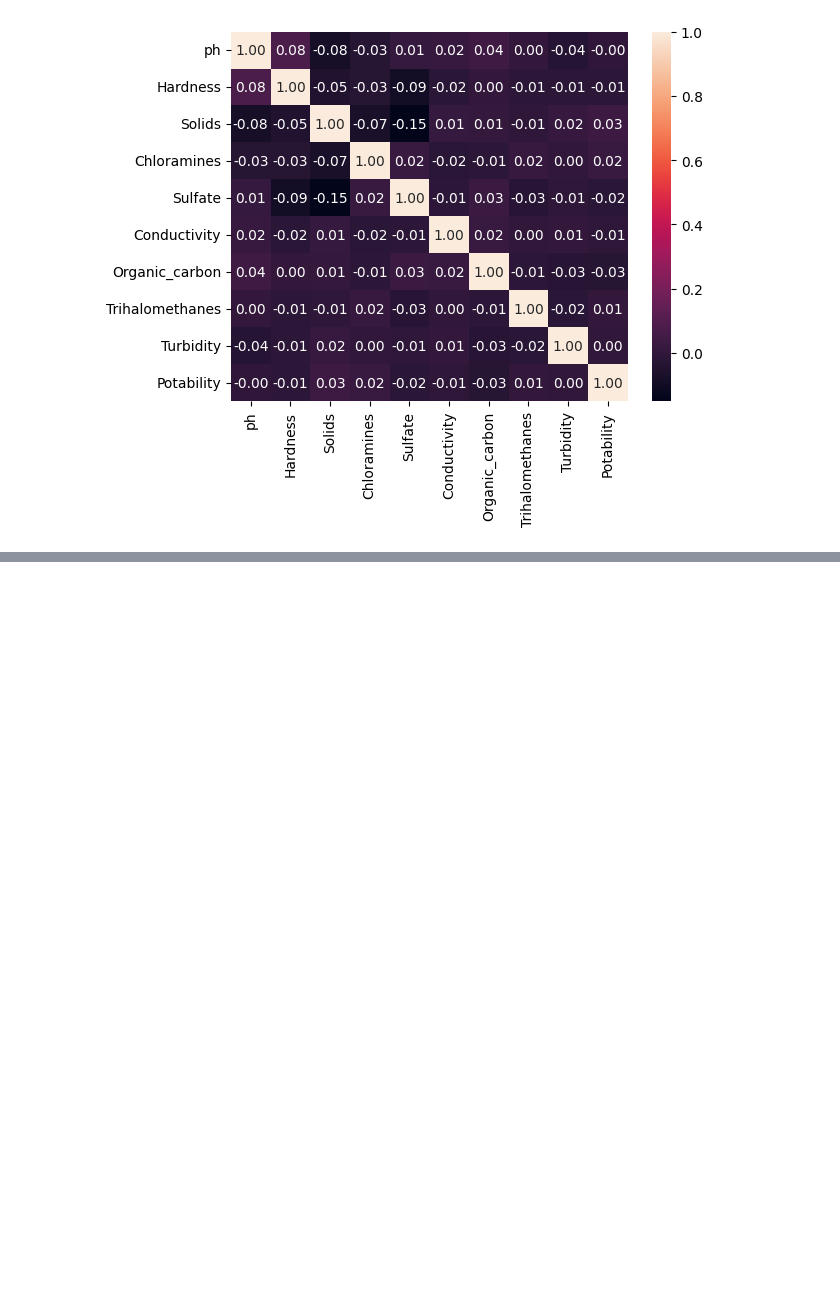
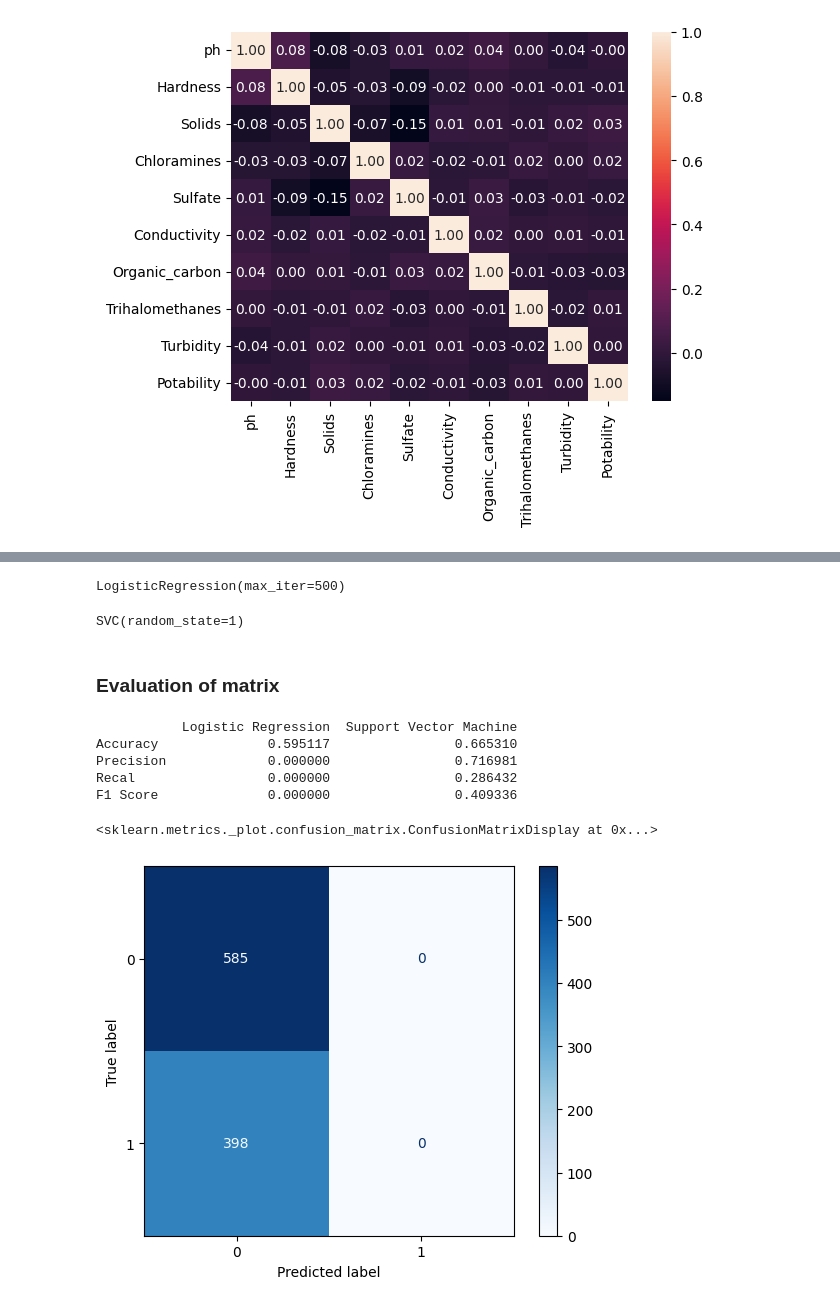
Before and after one commit to ashmi721/Data_Science_Project, a Jupyter notebook: water_quality_prediction.ipynb, the cells around one changed output, grey strips where cells are left out. Drawn from its saved outputs; the diff is of its cells as text; code cells hidden in the pictures; blank space fills up the shorter version.

Commit message:
train the model also evaluate the classification metrics

```diff
--- a/water_quality_prediction.ipynb
+++ b/water_quality_prediction.ipynb
@@ -209,0 +250,12 @@ sns.heatmap(df.corr(),annot=True,fmt='0.2f')
+# %%
+X = df.drop(columns=['Potability'])
+y = df.Potability
+# %%
+# We need to Scaling the data because without scale our model only predict one outcomes.
+from sklearn.preprocessing import StandardScaler
+sc = StandardScaler()
+X_scaled = sc.fit_transform(X)
+X_scaled = pd.DataFrame(X_scaled, columns=X.columns)
+# %%
+from sklearn.model_selection import train_test_split
+X_train,X_test,y_train,y_test = train_test_split(X_scaled,y,test_size=0.3,random_state=1)
@@ -209,0 +269,14 @@ sns.heatmap(df.corr(),annot=True,fmt='0.2f')
+# %%
+## LogisticRegression
+from sklearn.linear_model import LogisticRegression
+lr_model = LogisticRegression(max_iter=500)
+lr_model.fit(X_train,y_train)
+# %% [output]
+LogisticRegression(max_iter=500)
+# %%
+## Support Vector machine
+from sklearn.svm import SVC
+svm_model = SVC(random_state=1)
+svm_model.fit(X_train,y_train)
+# %% [output]
+SVC(random_state=1)
@@ -209,0 +286,38 @@ sns.heatmap(df.corr(),annot=True,fmt='0.2f')
+# %% [markdown]
+### Evaluation of matrix
+# %%
+from sklearn.metrics import accuracy_score,recall_score,precision_score,f1_score,ConfusionMatrixDisplay
+predictions = {
+    'Logistic Regression' : y_pred_lr,
+    'Support Vector Machine' : y_pred_svm
+}
+
+# Initialize an empty dictionary to store performance metrics
+performance_metrics = {}
+
+# Calculate performance metrics for each model and store them in the dictionary
+for model_name, y_pred in predictions.items():
+    accuracy = accuracy_score(y_test,y_pred)
+    precision = precision_score(y_test,y_pred)
+    recall = recall_score(y_test,y_pred)
+    f1 = f1_score(y_test,y_pred)
+
+    performance_metrics[model_name] = [accuracy,precision,recall,f1]
+
+
+# Create a Dataframe from the performance metrics dictionary
+performance_df = pd.DataFrame(performance_metrics,index=['Accuracy','Precision','Recal','F1 Score'])
+
+print(performance_df)
+# %% [output]
+           Logistic Regression  Support Vector Machine
+Accuracy              0.595117                0.665310
+Precision             0.000000                0.716981
+Recal                 0.000000                0.286432
+F1 Score              0.000000                0.409336
+# %%
+# confusion metrix of logistic regression
+ConfusionMatrixDisplay.from_estimator(lr_model,X_test,y_test,cmap='Blues')
+# %% [output]
+<sklearn.metrics._plot.confusion_matrix.ConfusionMatrixDisplay at 0x...>
+[figure, added]
```
Also changed, not shown: parts of 10 cells of this notebook.
